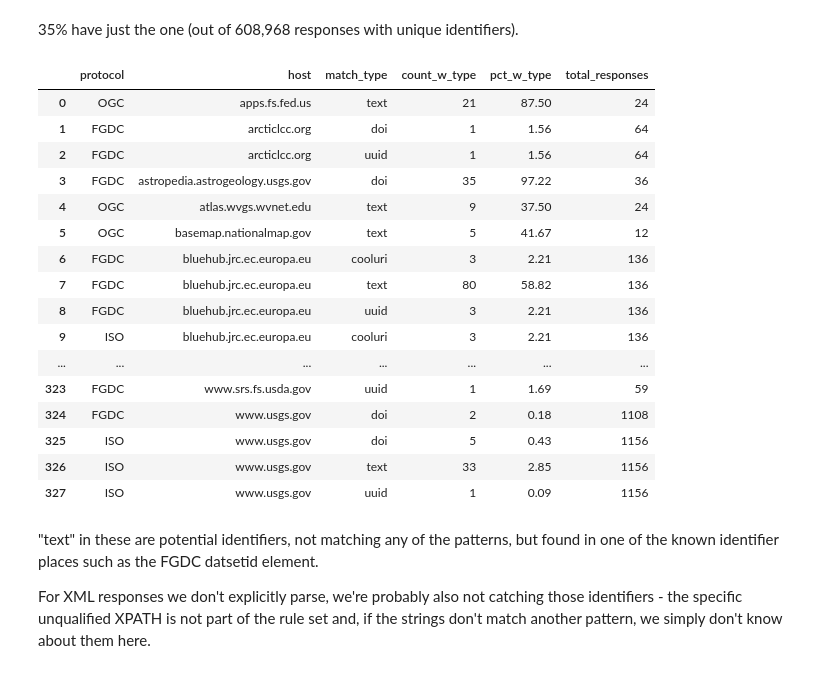
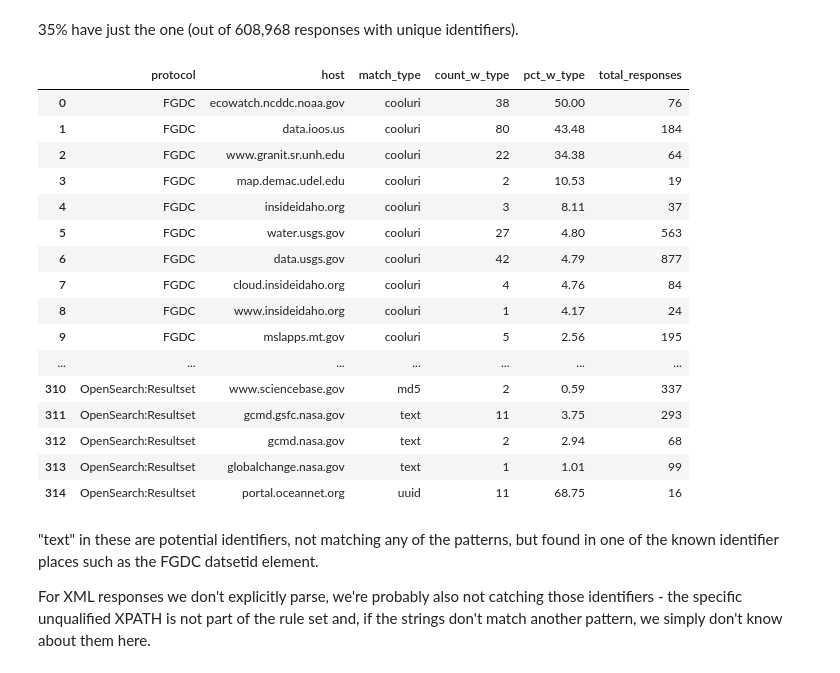
Before and after one commit to b-cube/Response-Identification-Info, a Jupyter notebook: notebooks/Analysis - Identifiers.ipynb, the cells around one changed output. Cells and saved outputs as stored; diff of their text form; code cells hidden in the pictures.

```diff
--- a/notebooks/Analysis - Identifiers.ipynb
+++ b/notebooks/Analysis - Identifiers.ipynb
@@ -215,52 +215,68 @@ df
 # %%
 # binned by protocol, host and type
 # so this is limited to things we have identified
 sql = """
 with i as (
-	select d.response_id, (e.value->'protocol')::text as ident
+	select d.response_id, e.value as ident
 	from identities d, jsonb_array_elements(d.identity::jsonb) e
 	where d.identity is not null
 ), j as
 (
-	select r.id, r.host, trim(both '"' from i.ident) as protocol
+	select r.id, r.host,
+		case
+			when trim(both '"' from (i.ident->'protocol')::text) = 'OpenSearch' and i.ident ? 'service'
+				then 'OpenSearch:' || trim(both '"' from (i.ident->'service'->'name')::text)
+			when trim(both '"' from (i.ident->'protocol')::text) = 'OpenSearch' and i.ident ? 'resultset'
+				then 'OpenSearch:Resultset'
+			when trim(both '"' from (i.ident->'protocol')::text) = 'OGC' and i.ident ? 'service'
+				then 'OGC:' || trim(both '"' from (i.ident->'service'->'name')::text) || ' ' || trim(both '"' from (i.ident->'service'->'request')::text)
+			when trim(both '"' from (i.ident->'protocol')::text) = 'OGC' and i.ident ? 'dataset'
+				then 'OGC:' || trim(both '"' from (i.ident->'dataset'->'name')::text) || ' ' || trim(both '"' from (i.ident->'dataset'->'request')::text)
+            when trim(both '"' from (i.ident->'protocol')::text) = 'OGC' and i.ident ? 'resultset'
+				then 'OGC:CSW Resultset'
+		else trim(both '"' from (i.ident->'protocol')::text)
+		end as protocol
 	from responses r join i on i.response_id = r.id
 ), k as (
 	select j.host, j.protocol, count(distinct j.id) as total
 	from j
 	group by j.host, j.protocol
 )
 
 select j.protocol, j.host, u.match_type, count(distinct j.id) as count_w_type,
 	round(count(distinct j.id) / max(k.total)::numeric * 100., 2) as pct_w_type,
 	max(k.total) as total_responses
 from j
 	inner join unique_identifiers u on u.response_id = j.id
 	join k on k.host = j.host and k.protocol = j.protocol
 where u.match_type != 'url' and k.total > 10
 group by j.protocol, j.host, u.match_type
-order by j.host, j.protocol, u.match_type, pct_w_type desc;
+order by j.protocol, u.match_type, pct_w_type desc;
 """
 df = pd.read_sql(sql, engine)
 with pd.option_context('display.max_colwidth', 400, 'display.max_rows', 400):
     display(df)
+
+# bad news - we don't have enough csw resultsets (or getcapabilities) to turn up in this table
+# the cut off is a host with at least 10 responses
 # %% [output]
 |  | protocol | host | match_type | count_w_type | pct_w_type | total_responses |
-| 0 | OGC | apps.fs.fed.us | text | 21 | 87.50 | 24 |
-| 1 | FGDC | arcticlcc.org | doi | 1 | 1.56 | 64 |
-| 2 | FGDC | arcticlcc.org | uuid | 1 | 1.56 | 64 |
-| 3 | FGDC | astropedia.astrogeology.usgs.gov | doi | 35 | 97.22 | 36 |
-| 4 | OGC | atlas.wvgs.wvnet.edu | text | 9 | 37.50 | 24 |
-| 5 | OGC | basemap.nationalmap.gov | text | 5 | 41.67 | 12 |
-| 6 | FGDC | bluehub.jrc.ec.europa.eu | cooluri | 3 | 2.21 | 136 |
-| 7 | FGDC | bluehub.jrc.ec.europa.eu | text | 80 | 58.82 | 136 |
-| 8 | FGDC | bluehub.jrc.ec.europa.eu | uuid | 3 | 2.21 | 136 |
-| 9 | ISO | bluehub.jrc.ec.europa.eu | cooluri | 3 | 2.21 | 136 |
+| 0 | FGDC | ecowatch.ncddc.noaa.gov | cooluri | 38 | 50.00 | 76 |
+| 1 | FGDC | data.ioos.us | cooluri | 80 | 43.48 | 184 |
+| 2 | FGDC | www.granit.sr.unh.edu | cooluri | 22 | 34.38 | 64 |
+| 3 | FGDC | map.demac.udel.edu | cooluri | 2 | 10.53 | 19 |
+| 4 | FGDC | insideidaho.org | cooluri | 3 | 8.11 | 37 |
+| 5 | FGDC | water.usgs.gov | cooluri | 27 | 4.80 | 563 |
+| 6 | FGDC | data.usgs.gov | cooluri | 42 | 4.79 | 877 |
+| 7 | FGDC | cloud.insideidaho.org | cooluri | 4 | 4.76 | 84 |
+| 8 | FGDC | www.insideidaho.org | cooluri | 1 | 4.17 | 24 |
+| 9 | FGDC | mslapps.mt.gov | cooluri | 5 | 2.56 | 195 |
 | ... | ... | ... | ... | ... | ... | ... |
-| 323 | FGDC | www.srs.fs.usda.gov | uuid | 1 | 1.69 | 59 |
-| 324 | FGDC | www.usgs.gov | doi | 2 | 0.18 | 1108 |
-| 325 | ISO | www.usgs.gov | doi | 5 | 0.43 | 1156 |
-| 326 | ISO | www.usgs.gov | text | 33 | 2.85 | 1156 |
-| 327 | ISO | www.usgs.gov | uuid | 1 | 0.09 | 1156 |
+| 310 | OpenSearch:Resultset | www.sciencebase.gov | md5 | 2 | 0.59 | 337 |
+| 311 | OpenSearch:Resultset | gcmd.gsfc.nasa.gov | text | 11 | 3.75 | 293 |
+| 312 | OpenSearch:Resultset | gcmd.nasa.gov | text | 2 | 2.94 | 68 |
+| 313 | OpenSearch:Resultset | globalchange.nasa.gov | text | 1 | 1.01 | 99 |
+| 314 | OpenSearch:Resultset | portal.oceannet.org | uuid | 11 | 68.75 | 16 |
 # %% [markdown]
 "text" in these are potential identifiers, not matching any of the patterns, but found in one of the known identifier places such as the FGDC datsetid element.
 
```
Also changed, not shown: parts of 3 cells of this notebook, 2 other files.
